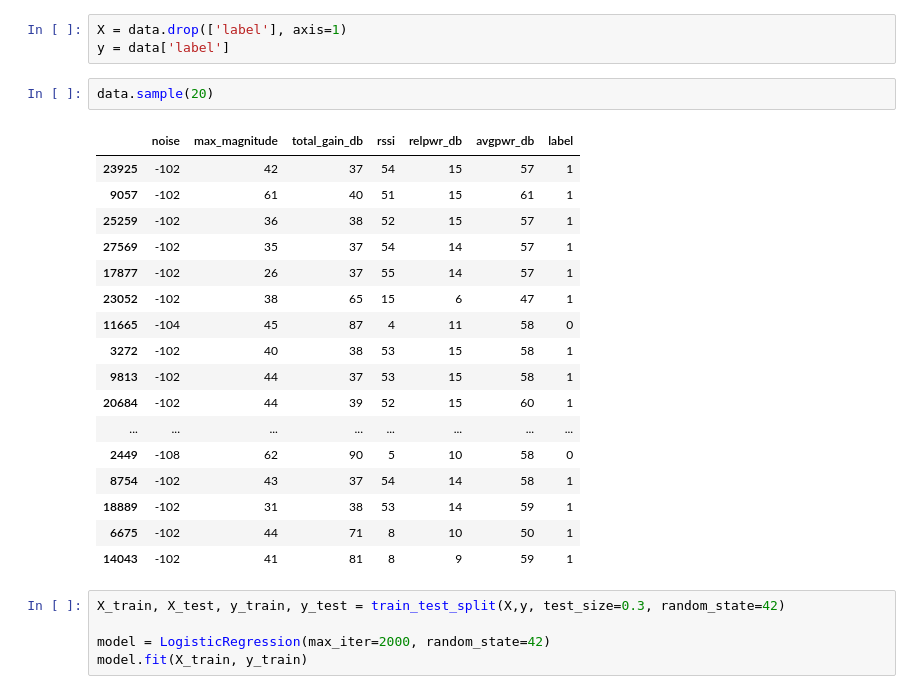
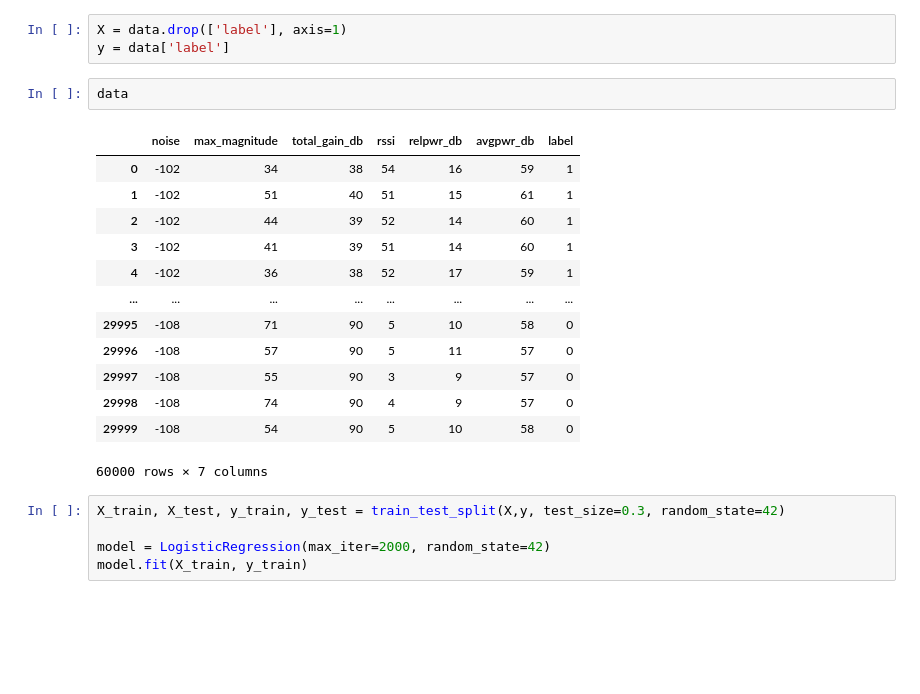
Before and after one commit to ghodgin/RF-Jamming, a Jupyter notebook: eda1.ipynb, the cells around one changed output. Cells and saved outputs as stored; diff of their text form; blank space fills up the shorter version.

Commit message:
Added more data and updated EDA2

```diff
--- a/eda1.ipynb
+++ b/eda1.ipynb
@@ -252,25 +230,21 @@ data = data.drop(['base_pwr_db'], axis=1)
 X = data.drop(['label'], axis=1)
 y = data['label']
 # %%
-data.sample(20)
+data
 # %% [output]
 |  | noise | max_magnitude | total_gain_db | rssi | relpwr_db | avgpwr_db | label |
-| 23925 | -102 | 42 | 37 | 54 | 15 | 57 | 1 |
-| 9057 | -102 | 61 | 40 | 51 | 15 | 61 | 1 |
-| 25259 | -102 | 36 | 38 | 52 | 15 | 57 | 1 |
-| 27569 | -102 | 35 | 37 | 54 | 14 | 57 | 1 |
-| 17877 | -102 | 26 | 37 | 55 | 14 | 57 | 1 |
-| 23052 | -102 | 38 | 65 | 15 | 6 | 47 | 1 |
-| 11665 | -104 | 45 | 87 | 4 | 11 | 58 | 0 |
-| 3272 | -102 | 40 | 38 | 53 | 15 | 58 | 1 |
-| 9813 | -102 | 44 | 37 | 53 | 15 | 58 | 1 |
-| 20684 | -102 | 44 | 39 | 52 | 15 | 60 | 1 |
+| 0 | -102 | 34 | 38 | 54 | 16 | 59 | 1 |
+| 1 | -102 | 51 | 40 | 51 | 15 | 61 | 1 |
+| 2 | -102 | 44 | 39 | 52 | 14 | 60 | 1 |
+| 3 | -102 | 41 | 39 | 51 | 14 | 60 | 1 |
+| 4 | -102 | 36 | 38 | 52 | 17 | 59 | 1 |
 | ... | ... | ... | ... | ... | ... | ... | ... |
-| 2449 | -108 | 62 | 90 | 5 | 10 | 58 | 0 |
-| 8754 | -102 | 43 | 37 | 54 | 14 | 58 | 1 |
-| 18889 | -102 | 31 | 38 | 53 | 14 | 59 | 1 |
-| 6675 | -102 | 44 | 71 | 8 | 10 | 50 | 1 |
-| 14043 | -102 | 41 | 81 | 8 | 9 | 59 | 1 |
+| 29995 | -108 | 71 | 90 | 5 | 10 | 58 | 0 |
+| 29996 | -108 | 57 | 90 | 5 | 11 | 57 | 0 |
+| 29997 | -108 | 55 | 90 | 3 | 9 | 57 | 0 |
+| 29998 | -108 | 74 | 90 | 4 | 9 | 57 | 0 |
+| 29999 | -108 | 54 | 90 | 5 | 10 | 58 | 0 |
+60000 rows × 7 columns
 # %%
 X_train, X_test, y_train, y_test = train_test_split(X,y, test_size=0.3, random_state=42)
 
```
Also changed, not shown: parts of 4 cells of this notebook, 5 other files.
